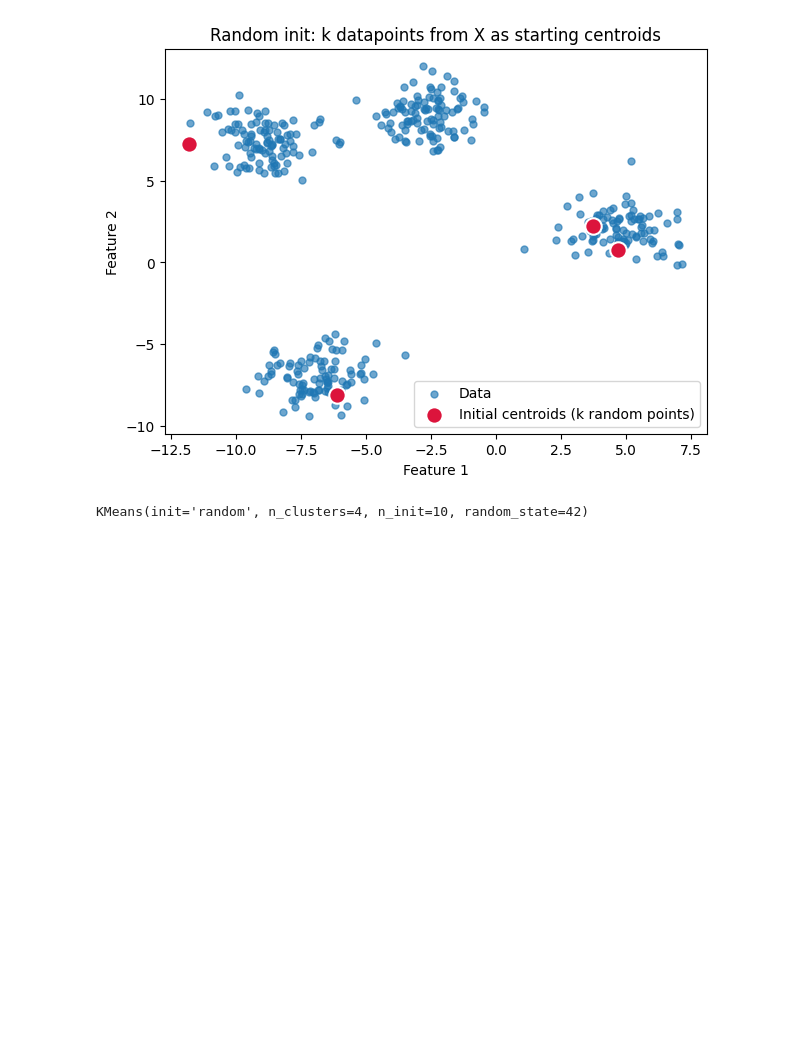
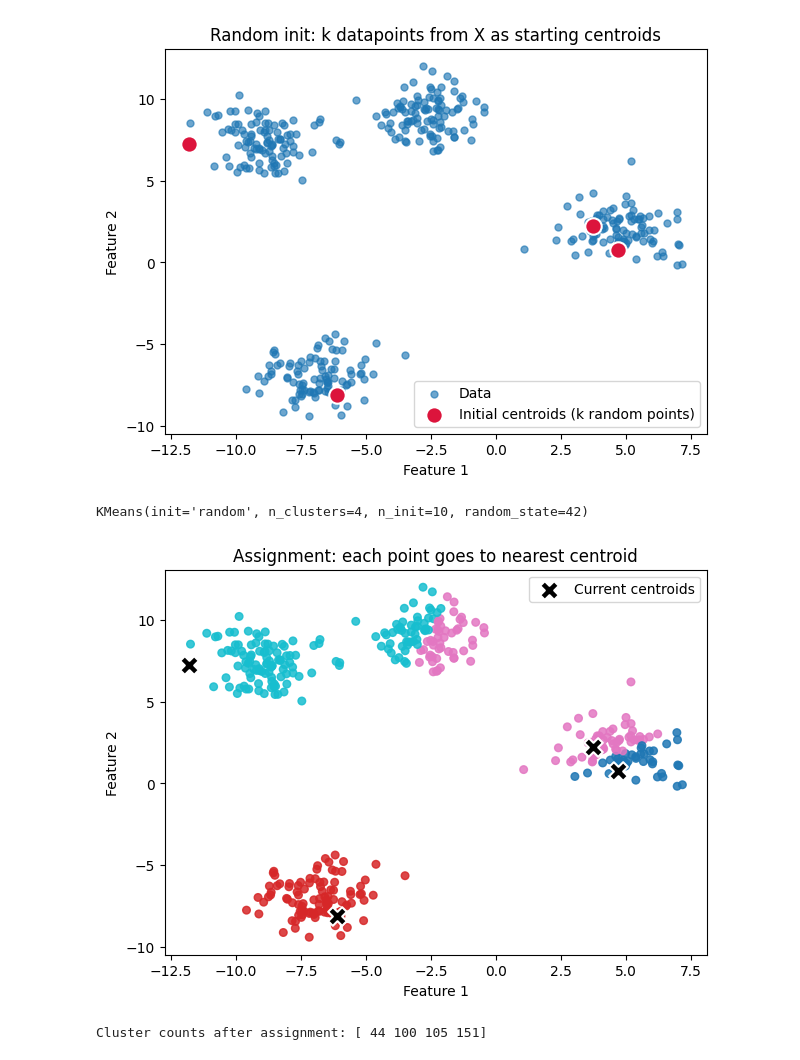
Before and after one commit to EarlClydeeee/pattern_recognition, a Jupyter notebook: student_performance.ipynb, the cells around one changed output. Drawn from its saved outputs; the diff is of its cells as text; code cells hidden in the pictures; blank space fills up the shorter version.

Commit message:
feat(unsupervised-learning): assign each data point closest to centroid

```diff
--- a/student_performance.ipynb
+++ b/student_performance.ipynb
@@ -442,3 +442,31 @@ kmeans_random.fit(X)
 # %% [output]
 [figure]
 KMeans(init='random', n_clusters=4, n_init=10, random_state=42)
+# %%
+# Assignment step: assign each datapoint to the nearest centroid
+# distances shape: (n_samples, n_clusters)
+distances = np.linalg.norm(X[:, np.newaxis, :] - initial_centroids[np.newaxis, :, :], axis=2)
+cluster_labels = np.argmin(distances, axis=1)
+
+plt.figure(figsize=(7, 5))
+plt.scatter(X[:, 0], X[:, 1], c=cluster_labels, cmap="tab10", s=30, alpha=0.85)
+plt.scatter(
+    initial_centroids[:, 0],
+    initial_centroids[:, 1],
+    c="black",
+    marker="X",
+    s=180,
+    linewidths=1.5,
+    edgecolors="white",
+    label="Current centroids",
+)
+plt.title("Assignment: each point goes to nearest centroid")
+plt.xlabel("Feature 1")
+plt.ylabel("Feature 2")
+plt.legend()
+plt.show()
+
+print("Cluster counts after assignment:", np.bincount(cluster_labels, minlength=n_clusters))
+# %% [output]
+[figure, added]
+Cluster counts after assignment: [ 44 100 105 151]
```
